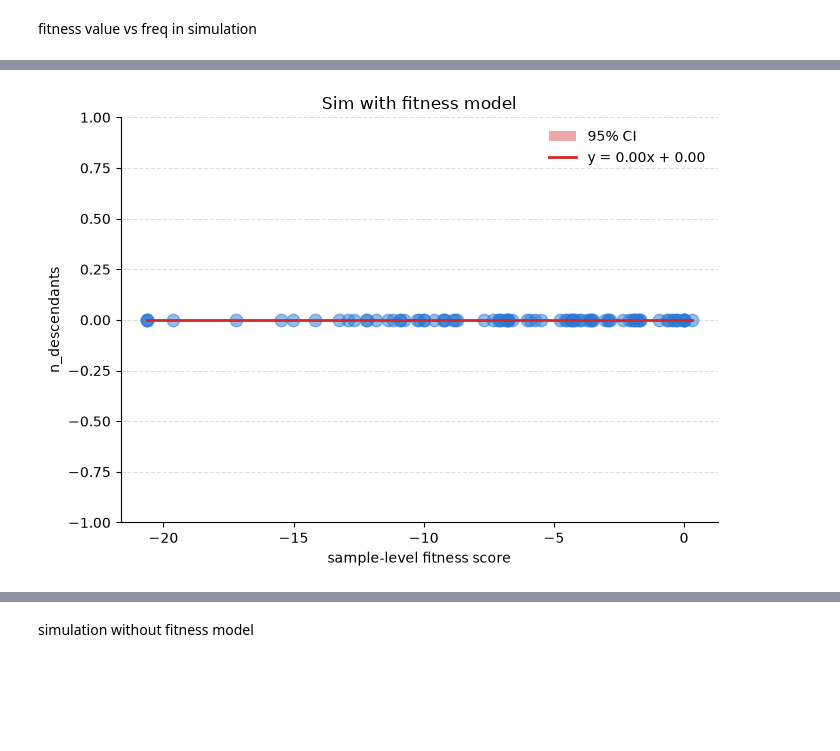
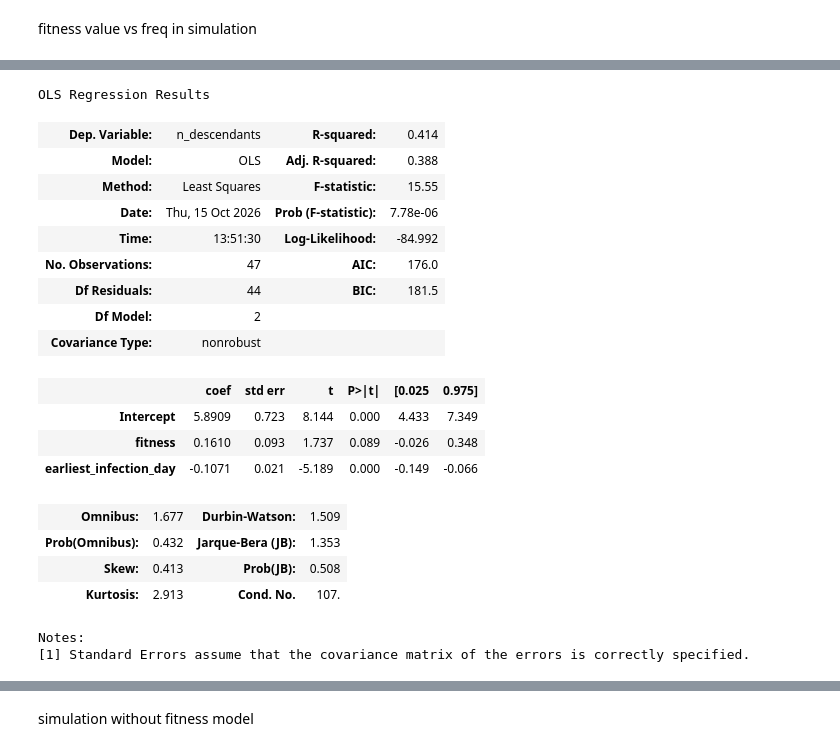
Before and after one commit to andersen-lab/covasim4wastewater, a Jupyter notebook: docs/tutorials/sim.ipynb, the cells around one changed output, grey strips where cells are left out. Drawn from its saved outputs; the diff is of its cells as text; code cells hidden in the pictures; blank space fills up the shorter version.

```diff
--- a/docs/tutorials/sim.ipynb
+++ b/docs/tutorials/sim.ipynb
@@ -234,48 +256,0 @@ df_mut_full_tree
-# %%
-# calculate the sum of fitness value for each node (mutation state)
-df_mut_full_tree["fitness"] = df_mut_full_tree["mutation"].map(fitness_mapping)
-df_mut_full_tree["fitness"] = df_mut_full_tree["fitness"].fillna(0)
-fitness_per_seq = df_mut_full_tree.groupby("node", as_index=False)["fitness"].sum()
-
-n_descendants = {node: len(nx.descendants(H, node)) for node in H.nodes}
-fitness_per_seq["n_descendants"] = fitness_per_seq["node"].map(n_descendants)
-fitness_per_seq = fitness_per_seq.dropna(subset=["fitness", "n_descendants"])
-
-fig, ax = plt.subplots(figsize=(7, 5))
-x = fitness_per_seq["fitness"].to_numpy(dtype=float)
-y = fitness_per_seq["n_descendants"].to_numpy(dtype=float)
-
-ax.scatter(x, y, color="#2a78d6", s=80, alpha=0.5, zorder=3)
-
-# regression line (least squares) with 95% CI of the fit
-res = stats.linregress(x, y)
-xs = np.linspace(x.min(), x.max(), 200)
-yhat = res.slope * xs + res.intercept
-
-n = len(x)
-resid = y - (res.slope * x + res.intercept)
-s_err = np.sqrt(np.sum(resid**2) / (n - 2))
-t = stats.t.ppf(0.975, n - 2)
-ci = t * s_err * np.sqrt(1 / n + (xs - x.mean())**2 / np.sum((x - x.mean())**2))
-
-ax.fill_between(xs, yhat - ci, yhat + ci, color="#d62728", alpha=0.4, lw=0, zorder=2,
-                label="95% CI")
-ax.plot(xs, yhat, color="#d62728", lw=2, zorder=4,
-        label=f"y = {res.slope:.2f}x + {res.intercept:.2f}")
-ax.legend(frameon=False)
-
-ax.set_xlabel("sample-level fitness score")
-ax.set_ylabel("n_descendants")
-ax.set_title("Sim with fitness model")
-
-ax.spines["top"].set_visible(False)
-ax.spines["right"].set_visible(False)
-
-ax.set_xlim(x.min() - 1, x.max() + 1)
-ax.set_ylim(y.min() - 1, y.max() + 1)
-ax.grid(axis="y", linestyle="--", alpha=0.4)
-
-plt.tight_layout()
-plt.show()
-# %% [output]
-[figure, removed]
@@ -281,0 +259,27 @@ plt.show()
+# %%
+import statsmodels.api as sm
+import statsmodels.formula.api as smf
+
+m1 = smf.ols("n_descendants ~ fitness + earliest_infection_day", data=node_stats).fit()
+m1.summary()
+# %% [output]
+OLS Regression Results
+| Dep. Variable: | n_descendants | R-squared: | 0.414 |
+| Model: | OLS | Adj. R-squared: | 0.388 |
+| Method: | Least Squares | F-statistic: | 15.55 |
+| Date: | Thu, 15 Oct 2026 | Prob (F-statistic): | 7.78e-06 |
+| Time: | 13:51:30 | Log-Likelihood: | -84.992 |
+| No. Observations: | 47 | AIC: | 176.0 |
+| Df Residuals: | 44 | BIC: | 181.5 |
+| Df Model: | 2 |  |  |
+| Covariance Type: | nonrobust |  |  |
+|  | coef | std err | t | P>|t| | [0.025 | 0.975] |
+| Intercept | 5.8909 | 0.723 | 8.144 | 0.000 | 4.433 | 7.349 |
+| fitness | 0.1610 | 0.093 | 1.737 | 0.089 | -0.026 | 0.348 |
+| earliest_infection_day | -0.1071 | 0.021 | -5.189 | 0.000 | -0.149 | -0.066 |
+| Omnibus: | 1.677 | Durbin-Watson: | 1.509 |
+| Prob(Omnibus): | 0.432 | Jarque-Bera (JB): | 1.353 |
+| Skew: | 0.413 | Prob(JB): | 0.508 |
+| Kurtosis: | 2.913 | Cond. No. | 107. |
+Notes:
+[1] Standard Errors assume that the covariance matrix of the errors is correctly specified.
```
Also changed, not shown: parts of 18 cells of this notebook, 3 other files.
